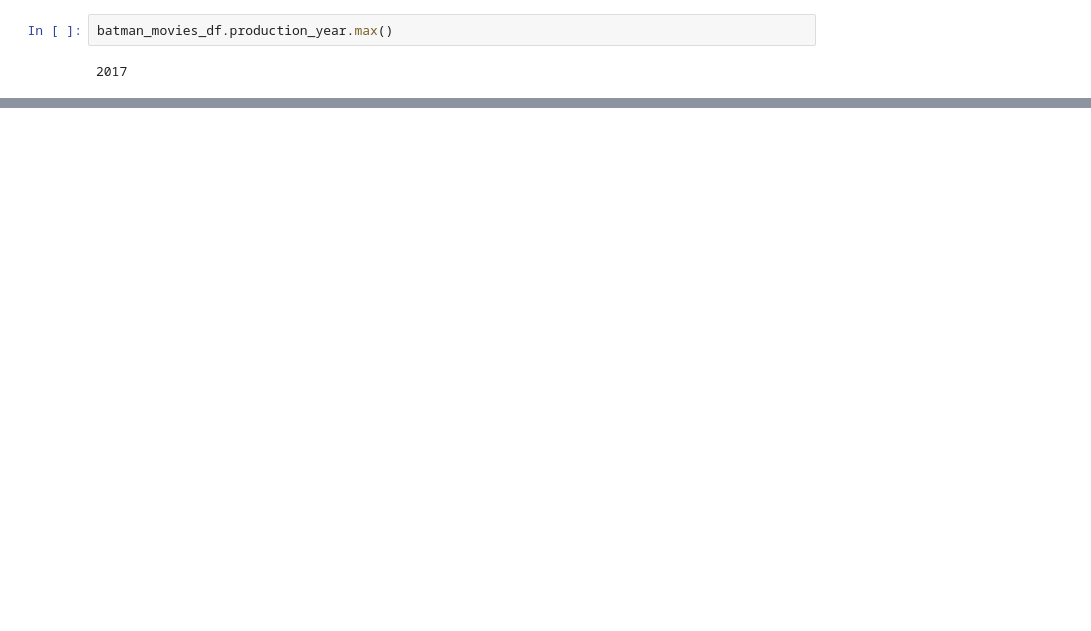
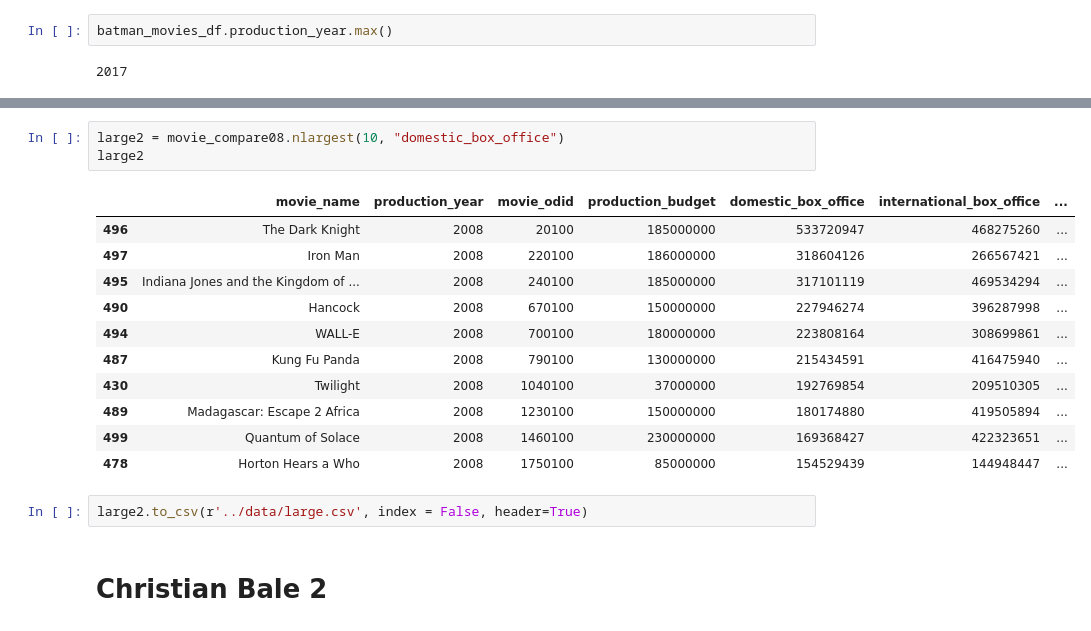
Before and after one commit to patlyons/capstone, a Jupyter notebook: notebook/Opus Data.ipynb, the cells around one changed output, grey strips where cells are left out. Drawn from its saved outputs; the diff is of its cells as text; blank space fills up the shorter version.

```diff
--- a/notebook/Opus Data.ipynb
+++ b/notebook/Opus Data.ipynb
@@ -226,0 +210,19 @@ movie_compare17.head()
+# %%
+large2 = movie_compare08.nlargest(10, "domestic_box_office")
+large2
+# %% [output]
+|  | movie_name | production_year | movie_odid | production_budget | domestic_box_office | international_box_office | ... |
+| 496 | The Dark Knight | 2008 | 20100 | 185000000 | 533720947 | 468275260 | ... |
+| 497 | Iron Man | 2008 | 220100 | 186000000 | 318604126 | 266567421 | ... |
+| 495 | Indiana Jones and the Kingdom of ... | 2008 | 240100 | 185000000 | 317101119 | 469534294 | ... |
+| 490 | Hancock | 2008 | 670100 | 150000000 | 227946274 | 396287998 | ... |
+| 494 | WALL-E | 2008 | 700100 | 180000000 | 223808164 | 308699861 | ... |
+| 487 | Kung Fu Panda | 2008 | 790100 | 130000000 | 215434591 | 416475940 | ... |
+| 430 | Twilight | 2008 | 1040100 | 37000000 | 192769854 | 209510305 | ... |
+| 489 | Madagascar: Escape 2 Africa | 2008 | 1230100 | 150000000 | 180174880 | 419505894 | ... |
+| 499 | Quantum of Solace | 2008 | 1460100 | 230000000 | 169368427 | 422323651 | ... |
+| 478 | Horton Hears a Who | 2008 | 1750100 | 85000000 | 154529439 | 144948447 | ... |
+# %%
+large2.to_csv(r'../data/large.csv', index = False, header=True)
+# %% [markdown]
+# Christian Bale 2
```
Also changed, not shown: parts of 42 cells of this notebook, 5 other files.
